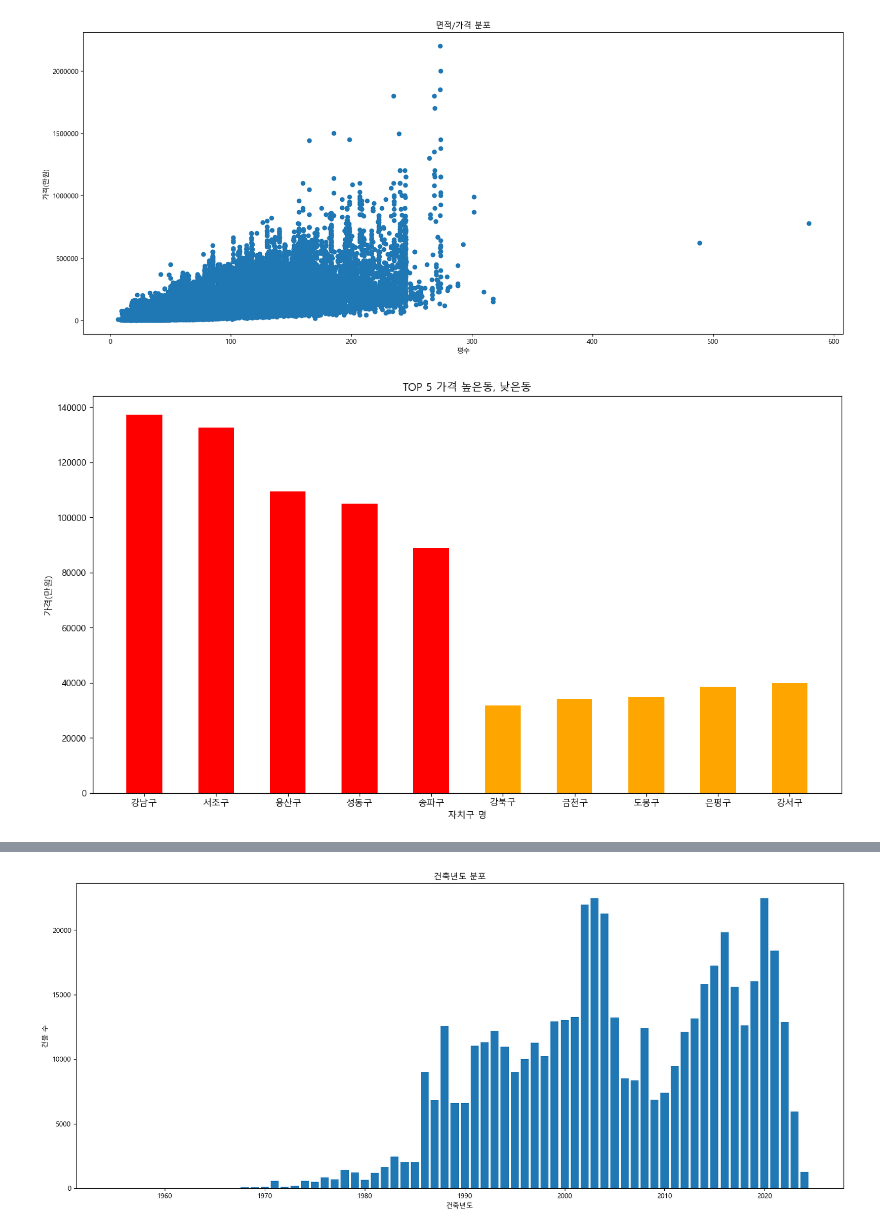
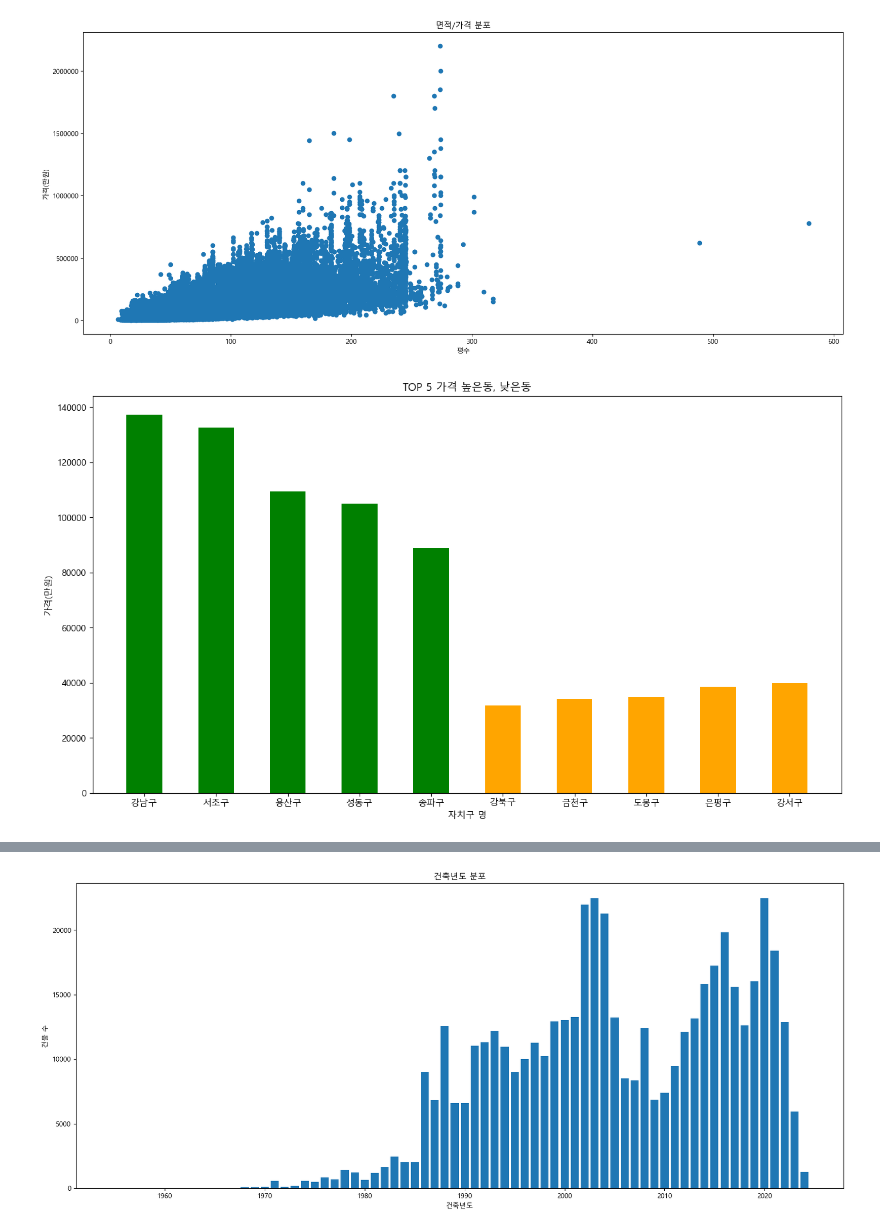
Before and after one commit to GitSkyBlue/Estate, a Jupyter notebook: Estate.ipynb, the cells around one changed output, grey strips where cells are left out. Cells and saved outputs as stored; diff of their text form; code cells hidden in the pictures.

```diff
--- a/Estate.ipynb
+++ b/Estate.ipynb
@@ -283,14 +283,14 @@ plt.show()
 # %%
 # 가격 비싼 동 TOP 5, 낮은 동 TOP 5
 data = df.groupby('자치구명')['물건금액(만원)'].mean().sort_values(ascending=False)[:5]
 data2 = df.groupby('자치구명')['물건금액(만원)'].mean().sort_values()[:5]
 
 plt.figure(figsize=(15, 8))
-plt.bar(list(data.index), list(data.values), width=0.5, color='red')
+plt.bar(list(data.index), list(data.values), width=0.5, color='green')
 plt.bar(list(data2.index), list(data2.values), width=0.5, color='orange')
 plt.title('TOP 5 가격 높은동, 낮은동')
 plt.xlabel('자치구 명')
 plt.ylabel('가격(만원)')
 plt.show()
 # %% [output]
-[figure, old version]
+[figure, new version]
```
Also changed, not shown: parts of 3 cells of this notebook.
